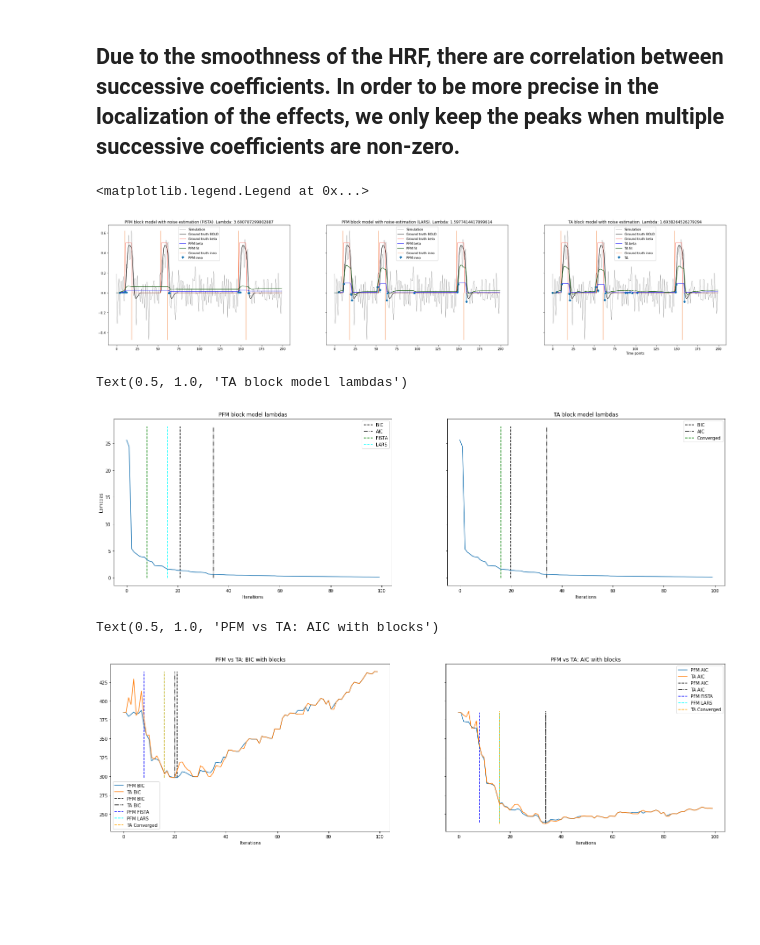
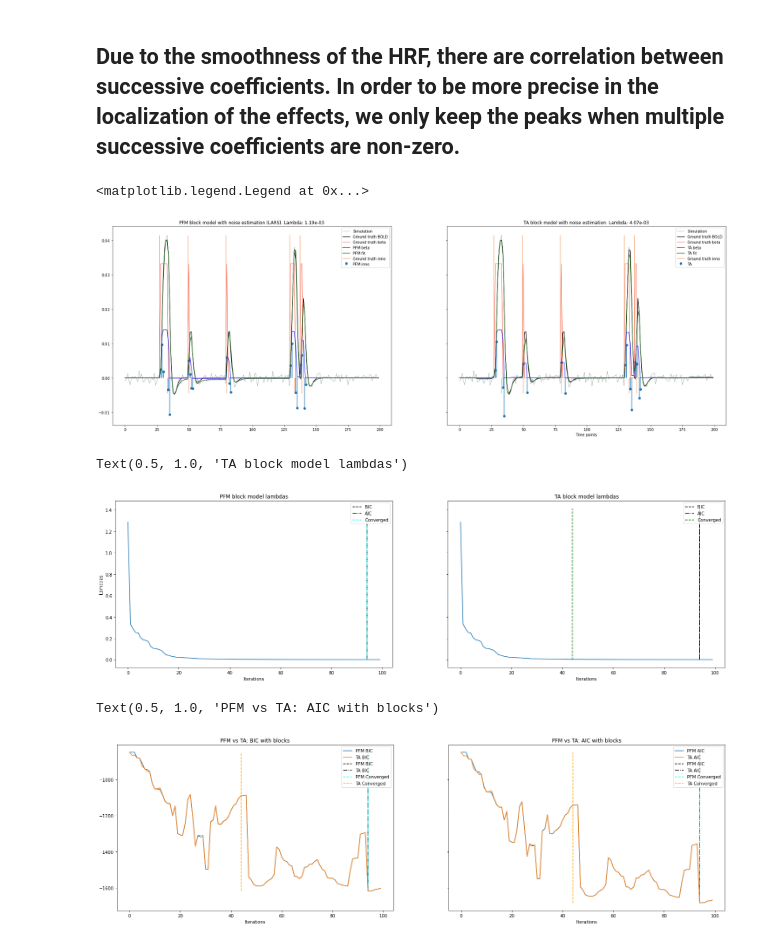
Before and after one commit to eurunuela/pfm_vs_ta, a Jupyter notebook: code/simulations_snr_20.ipynb, the cells around one changed output. Drawn from its saved outputs; the diff is of its cells as text; code cells hidden in the pictures; blank space fills up the shorter version.

Commit message:
Added simulation results for snr = 2-

```diff
--- a/code/simulations_snr_20.ipynb
+++ b/code/simulations_snr_20.ipynb
@@ -29,7 +29,7 @@ sim.db = 20 # SNR
 sim.tr = 2
 sim.duration = 400
 
-sim.r2[30:34,:] = 1
+sim.r2[28:34,:] = 1
 sim.r2[50:51,:] = 1
 sim.r2[80:81,:] = 1
 sim.r2[130:134,:] = 1
@@ -625,7 +617,10 @@ ta_temp = np.zeros((ta_block.shape[0],))
 ta_temp[ta_peak_idxs] = ta_block[ta_peak_idxs].copy()
 # %%
 # Find optimal lambda on LARS and get coefficients
-block_lambda_idx = np.where(noise_estimate > np.sqrt(L2res_pfm_block/nscans))[0][0]
+try:
+    block_lambda_idx = np.where(noise_estimate > np.sqrt(L2res_pfm_block/nscans))[0][0]
+except:
+    block_lambda_idx = nlambdas - 1
 lars_2_plot = pfm_block_coef_path[:, block_lambda_idx]
 
 # Get results
@@ -639,55 +634,45 @@ pfm_2_plot_beta = np.dot(np.tril(np.ones(nscans)), pfm_block)
 pfm_2_plot_fit = np.dot(hrf, pfm_2_plot_beta)
 
 # Obtain activity inducing signal and fit for LARS PFM.
 lars_2_plot_beta = np.dot(np.tril(np.ones(nscans)), lars_2_plot)
 lars_2_plot_fit = np.dot(hrf, lars_2_plot_beta)
 
 # Obtain activity inducing signal and fit for TA.
 ta_2_plot_beta = np.dot(np.tril(np.ones(nscans)), ta_block)
 ta_2_plot_fit = np.dot(hrf, ta_2_plot_beta)
 
 # NANs to avoid plotting zeros with stem.
 pfm_2_plot_inno[abs(pfm_2_plot_inno) < min_coeff_amplitude] = np.nan
 lars_2_plot_inno[abs(lars_2_plot_inno) < min_coeff_amplitude] = np.nan
 ta_2_plot_inno[abs(ta_2_plot_inno) < min_coeff_amplitude] = np.nan
 
-fig, (ax1, ax2, ax3) = plt.subplots(1, 3, sharey=True, figsize=(35,7))
+fig, (ax1, ax2) = plt.subplots(1, 2, sharey=True, figsize=(30,10))
+
 ax1.plot(y, color='black', linewidth=.3, label='Simulation')
 ax1.plot(ground_truth_bold, color='black', linewidth='1.3', label='Ground truth BOLD')
 ax1.vlines(np.where(ground_truth_inno > 0)[0], ymin=0, ymax=np.max(data), color='#f17c37', linewidth=0.9, label='Ground truth inno')
 ax1.vlines(np.where(ground_truth_inno < 0)[0], ymin=np.min(data), ymax=0, color='#f17c37', linewidth=0.9)
 ax1.plot(ground_truth_beta*np.max(data)*0.8, color='#f74231', linewidth=0.9, label='Ground truth beta')
-ax1.stem(pfm_2_plot_inno, label='PFM inno', use_line_collection=True, basefmt=" ")
-ax1.plot(pfm_2_plot_beta, color='#3431f7', label='PFM beta')
-ax1.plot(pfm_2_plot_fit, color='#1f611a', label='PFM fit')
-ax1.set_title('PFM block model with noise estimation (FISTA). Lambda: {:.2e}'.format(pfm_block_last_lambda[0]))
+ax1.stem(lars_2_plot_inno, label='PFM inno', use_line_collection=True, basefmt=" ")
+ax1.plot(lars_2_plot_beta, color='#3431f7', label='PFM beta')
+ax1.plot(lars_2_plot_fit, color='#1f611a', label='PFM fit')
+ax1.set_title('PFM block model with noise estimation (LARS). Lambda: {:.2e}'.format(lambdas_pfm_block[block_lambda_idx]))
 ax1.legend()
 
 ax2.plot(y, color='black', linewidth=.3, label='Simulation')
 ax2.plot(ground_truth_bold, color='black', linewidth='1.3', label='Ground truth BOLD')
 ax2.vlines(np.where(ground_truth_inno > 0)[0], ymin=0, ymax=np.max(data), color='#f17c37', linewidth=0.9, label='Ground truth inno')
 ax2.vlines(np.where(ground_truth_inno < 0)[0], ymin=np.min(data), ymax=0, color='#f17c37', linewidth=0.9)
 ax2.plot(ground_truth_beta*np.max(data)*0.8, color='#f74231', linewidth=0.9, label='Ground truth beta')
-ax2.stem(lars_2_plot_inno, label='PFM inno', use_line_collection=True, basefmt=" ")
-ax2.plot(lars_2_plot_beta, color='#3431f7', label='PFM beta')
-ax2.plot(lars_2_plot_fit, color='#1f611a', label='PFM fit')
-ax2.set_title('PFM block model with noise estimation (LARS). Lambda: {:.2e}'.format({lambdas_pfm_block[block_lambda_idx]))
+ax2.stem(ta_2_plot_inno, label='TA', use_line_collection=True, basefmt=" ")
+ax2.plot(ta_2_plot_beta, color='#3431f7', label='TA beta')
+ax2.plot(ta_2_plot_fit, color='#1f611a', label='TA fit')
+ax2.set(xlabel='Time points')
+ax2.set_title('TA block model with noise estimation. Lambda: {:.2e}'.format(ta_block_last_lambda[0]))
 ax2.legend()
-
-ax3.plot(y, color='black', linewidth=.3, label='Simulation')
-ax3.plot(ground_truth_bold, color='black', linewidth='1.3', label='Ground truth BOLD')
-ax3.vlines(np.where(ground_truth_inno > 0)[0], ymin=0, ymax=np.max(data), color='#f17c37', linewidth=0.9, label='Ground truth inno')
-ax3.vlines(np.where(ground_truth_inno < 0)[0], ymin=np.min(data), ymax=0, color='#f17c37', linewidth=0.9)
-ax3.plot(ground_truth_beta*np.max(data)*0.8, color='#f74231', linewidth=0.9, label='Ground truth beta')
-ax3.stem(ta_2_plot_inno, label='TA', use_line_collection=True, basefmt=" ")
-ax3.plot(ta_2_plot_beta, color='#3431f7', label='TA beta')
-ax3.plot(ta_2_plot_fit, color='#1f611a', label='TA fit')
-ax3.set(xlabel='Time points')
-ax3.set_title('TA block model with noise estimation. Lambda: {:.2e}'.format({ta_block_last_lambda[0]))
-ax3.legend()
 # %% [output]
 <matplotlib.legend.Legend at 0x...>
-[figure, old version]
+[figure, new version]
 # %%
 if pfm_block_last_lambda[0] < lambdas_pfm_block[-1]:
     pfm_converged_block = lambdas_pfm_block[-1]
@@ -707,8 +692,7 @@ fig, (ax1, ax2) = plt.subplots(1, 2, sharey=True, figsize=(25,7))
 ax1.plot(lambdas_pfm_block)
 ax1.vlines(x=bic_pfm_block_idx, ymin=0, ymax=1.1*np.max(lambdas_pfm_block), color='black', linestyles='dashed', label='BIC')
 ax1.vlines(x=aic_pfm_block_idx, ymin=0, ymax=1.1*np.max(lambdas_pfm_block), color='black', linestyles='dashdot', label='AIC')
-ax1.vlines(x=pfm_converged_block, ymin=0, ymax=1.1*np.max(lambdas_pfm_block), color='green', linestyles='dashed', label='FISTA')
-ax1.vlines(x=block_lambda_idx, ymin=0, ymax=1.1*np.max(lambdas_pfm_block), color='cyan', linestyles='dashed', label='LARS')
+ax1.vlines(x=block_lambda_idx, ymin=0, ymax=1.1*np.max(lambdas_pfm_block), color='cyan', linestyles='dashed', label='Converged')
 ax1.legend()
 ax1.set(xlabel='Iterations', ylabel='Lambdas')
 ax1.set_title('PFM block model lambdas')
@@ -721,15 +705,14 @@ ax2.set(xlabel='Iterations')
 ax2.set_title('TA block model lambdas')
 # %% [output]
 Text(0.5, 1.0, 'TA block model lambdas')
-[figure, old version]
+[figure, new version]
 # %%
 fig, (ax1, ax2) = plt.subplots(1, 2, sharey=True, figsize=(25,7))
 ax1.plot(bic_pfm_block, label='PFM BIC')
 ax1.plot(bic_ta_block, label='TA BIC')
 ax1.vlines(x=bic_pfm_block_idx, ymin=np.min(bic_pfm_block), ymax=np.max(bic_pfm_block), color='black', linestyles='dashed', label='PFM BIC')
 ax1.vlines(x=bic_ta_block_idx, ymin=np.min(bic_ta_block), ymax=np.max(bic_ta_block), color='black', linestyles='dashdot', label='TA BIC')
-ax1.vlines(x=pfm_converged_block, ymin=np.min(bic_pfm_block), ymax=np.max(bic_pfm_block), color='blue', linestyles='dashed', label='PFM FISTA')
-ax1.vlines(x=block_lambda_idx, ymin=np.min(bic_pfm_block), ymax=np.max(bic_pfm_block), color='cyan', linestyles='dashed', label='PFM LARS')
+ax1.vlines(x=block_lambda_idx, ymin=np.min(bic_pfm_block), ymax=np.max(bic_pfm_block), color='cyan', linestyles='dashed', label='PFM Converged')
 ax1.vlines(x=ta_converged_block, ymin=np.min(bic_ta_block), ymax=np.max(bic_pfm_block), color='orange', linestyles='dashed', label='TA Converged')
 ax1.set(xlabel='Iterations')
 ax1.set_title('PFM vs TA: BIC with blocks')
@@ -738,12 +721,11 @@ ax2.plot(aic_pfm_block, label='PFM AIC')
 ax2.plot(aic_ta_block, label='TA AIC')
 ax2.vlines(x=aic_pfm_block_idx, ymin=np.min(aic_pfm_block), ymax=np.max(aic_pfm_block), color='black', linestyles='dashed', label='PFM AIC')
 ax2.vlines(x=aic_ta_block_idx, ymin=np.min(aic_ta_block), ymax=np.max(aic_ta_block), color='black', linestyles='dashdot', label='TA AIC')
-ax2.vlines(x=pfm_converged_block, ymin=np.min(aic_pfm_block), ymax=np.max(aic_pfm_block), color='blue', linestyles='dashed', label='PFM FISTA')
-ax2.vlines(x=block_lambda_idx, ymin=np.min(aic_pfm_block), ymax=np.max(aic_pfm_block), color='cyan', linestyles='dashed', label='PFM LARS')
+ax2.vlines(x=block_lambda_idx, ymin=np.min(aic_pfm_block), ymax=np.max(aic_pfm_block), color='cyan', linestyles='dashed', label='PFM Converged')
 ax2.vlines(x=ta_converged_block, ymin=np.min(aic_ta_block), ymax=np.max(aic_ta_block), color='orange', linestyles='dashed', label='TA Converged')
 ax2.set(xlabel='Iterations')
 ax2.legend()
 ax2.set_title('PFM vs TA: AIC with blocks')
 # %% [output]
 Text(0.5, 1.0, 'PFM vs TA: AIC with blocks')
-[figure, old version]
+[figure, new version]
```
Also changed, not shown: parts of 15 cells of this notebook.
